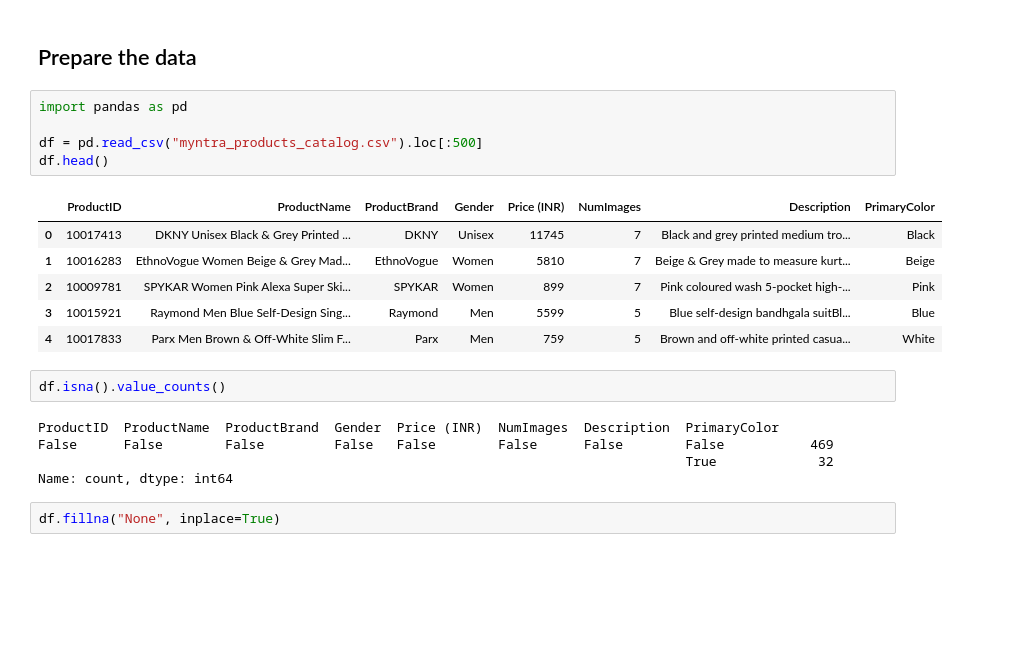
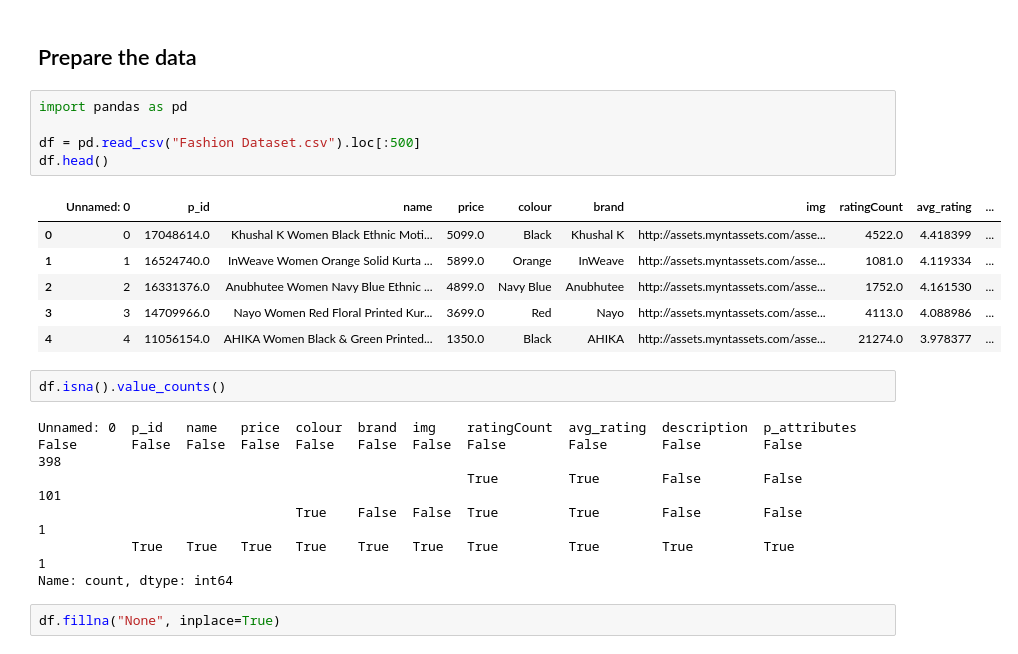
Before and after one commit to aryankshl/QuickFind, a Jupyter notebook: indexData.ipynb, the cells around one changed output. Saved outputs shown, nothing was run; the diff lists cells and outputs as text; blank space fills up the shorter version.

```diff
--- a/indexData.ipynb
+++ b/indexData.ipynb
@@ -14,21 +14,23 @@ True
 # %%
 import pandas as pd
 
-df = pd.read_csv("myntra_products_catalog.csv").loc[:500]
+df = pd.read_csv("Fashion Dataset.csv").loc[:500]
 df.head()
 # %% [output]
-|  | ProductID | ProductName | ProductBrand | Gender | Price (INR) | NumImages | Description | PrimaryColor |
-| 0 | 10017413 | DKNY Unisex Black & Grey Printed ... | DKNY | Unisex | 11745 | 7 | Black and grey printed medium tro... | Black |
-| 1 | 10016283 | EthnoVogue Women Beige & Grey Mad... | EthnoVogue | Women | 5810 | 7 | Beige & Grey made to measure kurt... | Beige |
-| 2 | 10009781 | SPYKAR Women Pink Alexa Super Ski... | SPYKAR | Women | 899 | 7 | Pink coloured wash 5-pocket high-... | Pink |
-| 3 | 10015921 | Raymond Men Blue Self-Design Sing... | Raymond | Men | 5599 | 5 | Blue self-design bandhgala suitBl... | Blue |
-| 4 | 10017833 | Parx Men Brown & Off-White Slim F... | Parx | Men | 759 | 5 | Brown and off-white printed casua... | White |
+|  | Unnamed: 0 | p_id | name | price | colour | brand | img | ratingCount | avg_rating | ... |
+| 0 | 0 | 17048614.0 | Khushal K Women Black Ethnic Moti... | 5099.0 | Black | Khushal K | http://assets.myntassets.com/asse... | 4522.0 | 4.418399 | ... |
+| 1 | 1 | 16524740.0 | InWeave Women Orange Solid Kurta ... | 5899.0 | Orange | InWeave | http://assets.myntassets.com/asse... | 1081.0 | 4.119334 | ... |
+| 2 | 2 | 16331376.0 | Anubhutee Women Navy Blue Ethnic ... | 4899.0 | Navy Blue | Anubhutee | http://assets.myntassets.com/asse... | 1752.0 | 4.161530 | ... |
+| 3 | 3 | 14709966.0 | Nayo Women Red Floral Printed Kur... | 3699.0 | Red | Nayo | http://assets.myntassets.com/asse... | 4113.0 | 4.088986 | ... |
+| 4 | 4 | 11056154.0 | AHIKA Women Black & Green Printed... | 1350.0 | Black | AHIKA | http://assets.myntassets.com/asse... | 21274.0 | 3.978377 | ... |
 # %%
 df.isna().value_counts()
 # %% [output]
-ProductID  ProductName  ProductBrand  Gender  Price (INR)  NumImages  Description  PrimaryColor
-False      False        False         False   False        False      False        False           469
-                                                                                   True             32
+Unnamed: 0  p_id   name   price  colour  brand  img    ratingCount  avg_rating  description  p_attributes
+False       False  False  False  False   False  False  False        False       False        False           398
+                                                       True         True        False        False           101
+                                 True    False  False  True         True        False        False             1
+            True   True   True   True    True   True   True         True        True         True              1
 Name: count, dtype: int64
 # %%
 df.fillna("None", inplace=True)
```
Also changed, not shown: parts of 4 cells of this notebook, 2 other files.
